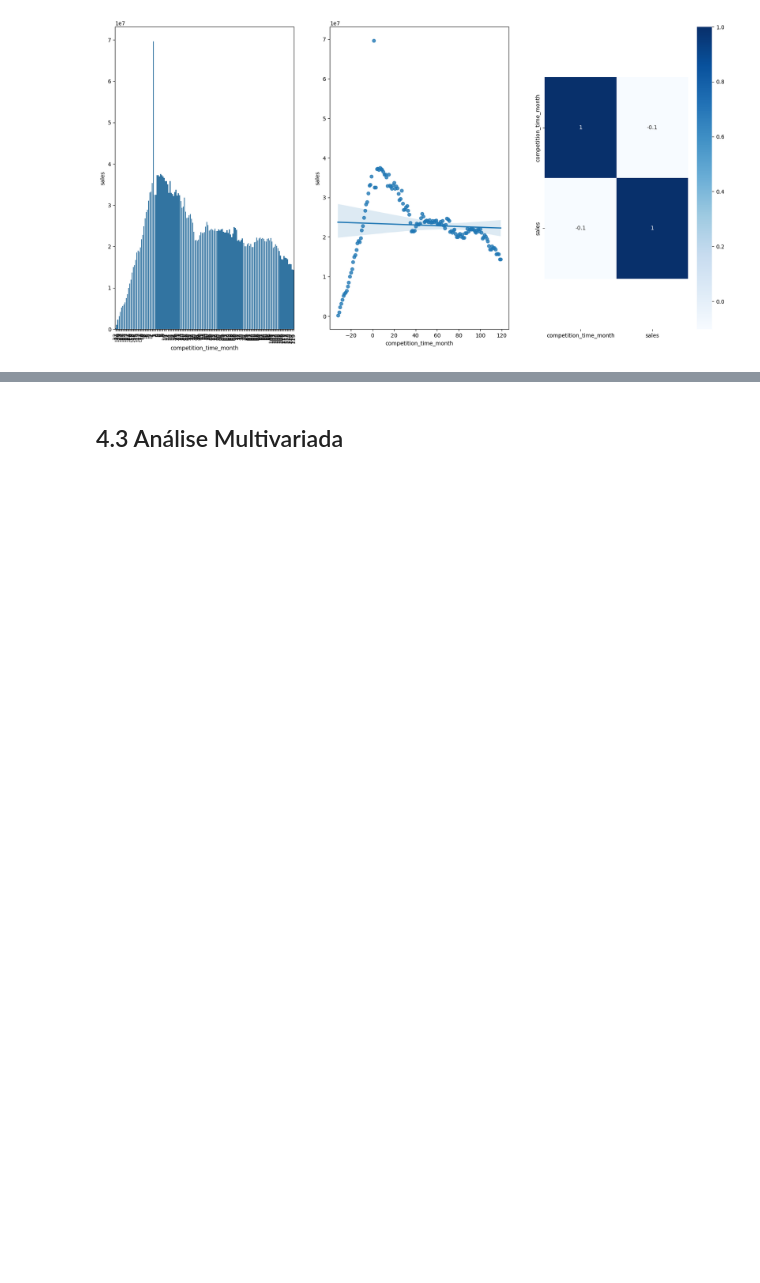
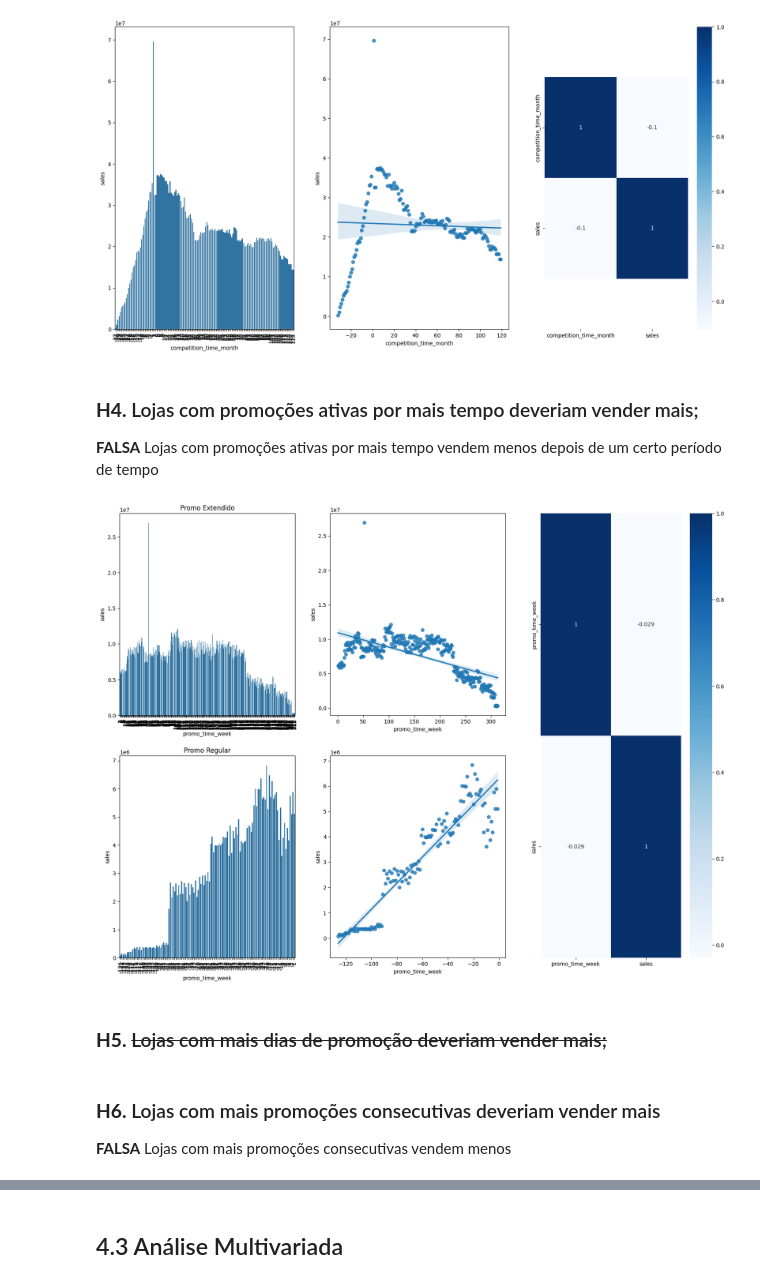
Before and after one commit to alvaro-morais-png/ds_em_producao, a Jupyter notebook: mo4_sotre_sales_prediction.ipynb, the cells around one changed output, grey strips where cells are left out. Drawn from its saved outputs; the diff is of its cells as text; code cells hidden in the pictures; blank space fills up the shorter version.

```diff
--- a/mo4_sotre_sales_prediction.ipynb
+++ b/mo4_sotre_sales_prediction.ipynb
@@ -414,7 +462,7 @@ df3 = df3[(df3['open'] != 0) & (df3['sales'] > 0)]
 # %% [markdown]
 ## 3.2 Seleção das Colunas
 # %%
-cols_drop = ['customers', 'open', 'promo', 'month_map']
+cols_drop = ['customers', 'open', 'month_map']#'promo' foi recolocada no dataset
 df3 = df3.drop(cols_drop, axis=1)
 # %% [markdown]
 # 4.0 ANÁLISE EXPLORATÓRIA DOS DADOS - EDA
@@ -617,3 +667,62 @@ bottom, top = x.get_ylim()
 x.set_ylim(bottom+0.5, top-0.5);
 # %% [output]
 [figure]
+# %% [markdown]
+### **H4.** Lojas com promoções ativas por mais tempo deveriam vender mais;
+**FALSA** Lojas com promoções ativas por mais tempo vendem menos depois de um certo período de tempo
+# %%
+# Agrupa e soma as vendas por semana de promoção
+# valores positivos = promo extendida | valores negativos = promo regular
+aux1 = df4[['promo_time_week','sales']].groupby('promo_time_week').sum().reset_index()
+
+# Cria a figura com grid de 2 linhas e 3 colunas
+# grid[:,2] — o heatmap ocupa toda a terceira coluna (ambas as linhas)
+plt.figure(figsize=(20,15))
+grid = GridSpec( 2 , 3 )
+
+# ── Linha 1: Promoção Extendida (promo_time_week > 0) ───────
+
+# Gráfico 1: Barras — vendas por semana de promoção extendida
+# Filtra apenas semanas positivas, onde a promoção está ativa há mais tempo
+plt.subplot( grid[0,0] )
+aux2 = aux1[aux1['promo_time_week'] > 0]
+sns.barplot(x='promo_time_week', y= 'sales', data = aux2);
+plt.xticks(rotation = 90)
+plt.title('Promo Extendido')
+
+# Gráfico 2: Regressão — tendência das vendas na promo extendida
+# Mostra se as vendas crescem ou caem conforme a promoção se prolonga
+plt.subplot( grid[0,1])
+sns.regplot(x = 'promo_time_week', y='sales', data=aux2 )
+
+# ── Linha 2: Promoção Regular (promo_time_week < 0) ─────────
+
+# Gráfico 3: Barras — vendas por semana de promoção regular
+# Filtra apenas semanas negativas, antes do início da promoção extendida
+plt.subplot( grid[1,0] )
+aux3 = aux1[aux1['promo_time_week'] < 0]
+sns.barplot(x='promo_time_week', y= 'sales', data = aux3, );
+plt.xticks(rotation=90)
+plt.title('Promo Regular')
+
+# Gráfico 4: Regressão — tendência das vendas na promo regular
+# Permite comparar a inclinação da tendência com a promo extendida
+plt.subplot( grid[1,1] )
+sns.regplot(x = 'promo_time_week', y='sales', data=aux3 )
+
+# ── Coluna 3: Correlação geral ───────────────────────────────
+
+# Gráfico 5: Heatmap de correlação de Pearson
+# Ocupa toda a terceira coluna (grid[:,2]) para melhor visualização
+# Mede numericamente a força da relação entre tempo de promoção e vendas
+plt.subplot( grid[:,2])
+sns.heatmap( aux1.corr(method='pearson'), annot = True, cmap='Blues' );
+
+plt.show()
+# %% [output]
+[figure, added]
+# %% [markdown]
+### **H5.** <s>Lojas com mais dias de promoção deveriam vender mais;<s>
+# %% [markdown]
+### **H6.** Lojas com mais promoções consecutivas deveriam vender mais
+**FALSA** Lojas com mais promoções consecutivas vendem menos
```
Also changed, not shown: parts of 33 cells of this notebook.
